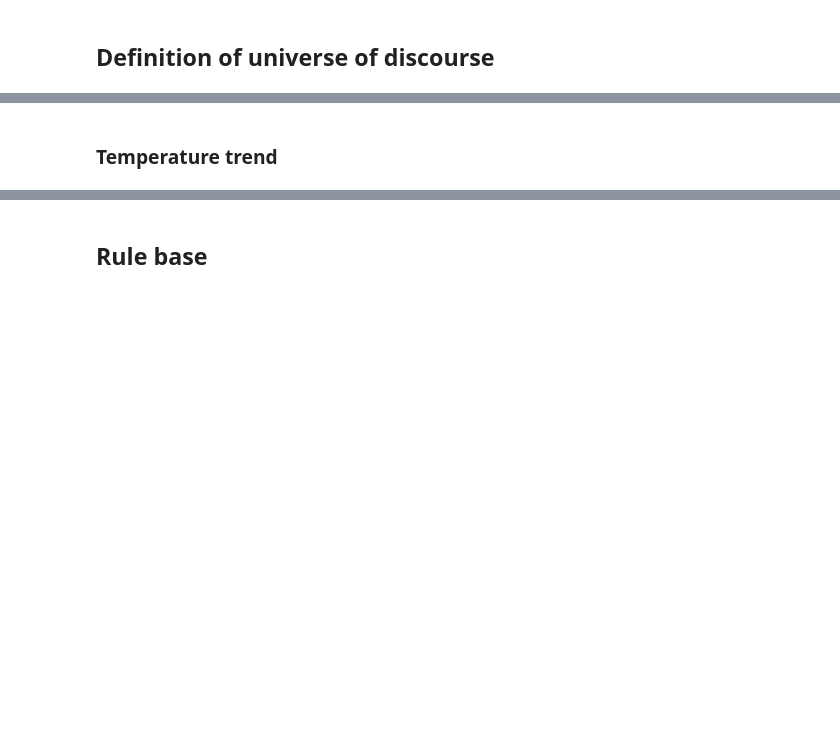
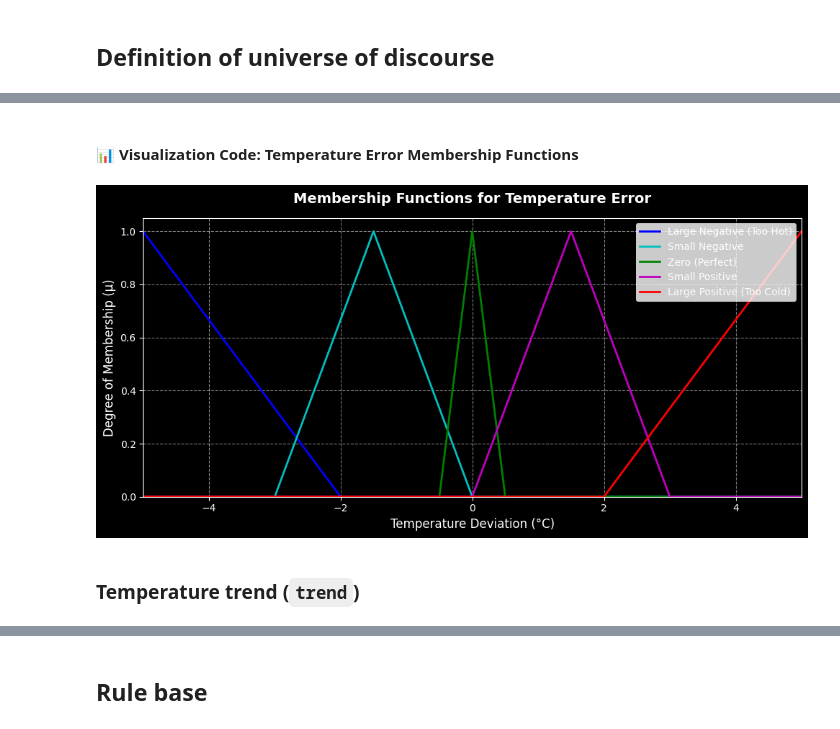
Before and after one commit to bartoszkordek/msi1-fuzzy-temperature-control, a Jupyter notebook: fuzzy_temperature_control.ipynb, the cells around one changed output, grey strips where cells are left out. Cells and saved outputs as stored; diff of their text form; code cells hidden in the pictures; blank space fills up the shorter version.

```diff
--- a/fuzzy_temperature_control.ipynb
+++ b/fuzzy_temperature_control.ipynb
@@ -23,5 +43,28 @@ error['small_negative'] = fuzz.trimf(error.universe, [-3, -1.5, 0])
 error['zero']           = fuzz.trimf(error.universe, [-0.5, 0, 0.5])
 error['small_positive'] = fuzz.trimf(error.universe, [0, 1.5, 3])
 error['large_positive'] = fuzz.trimf(error.universe, [2, 5, 5])
+# %% [markdown]
+#### 📊 Visualization Code: Temperature Error Membership Functions
+# %%
+fig, ax = plt.subplots(figsize=(10, 5))
+
+ax.plot(error.universe, error['large_negative'].mf, 'b', linewidth=2, label='Large Negative (Too Hot)')
+ax.plot(error.universe, error['small_negative'].mf, 'c', linewidth=2, label='Small Negative')
+ax.plot(error.universe, error['zero'].mf, 'g', linewidth=2, label='Zero (Perfect)')
+ax.plot(error.universe, error['small_positive'].mf, 'm', linewidth=2, label='Small Positive')
+ax.plot(error.universe, error['large_positive'].mf, 'r', linewidth=2, label='Large Positive (Too Cold)')
+
+ax.set_title('Membership Functions for Temperature Error', fontsize=14, fontweight='bold', pad=15)
+ax.set_xlabel('Temperature Deviation (°C)', fontsize=12)
+ax.set_ylabel('Degree of Membership (μ)', fontsize=12)
+ax.set_xlim([-5, 5])
+ax.set_ylim([0, 1.05])
+ax.grid(True, linestyle='--', alpha=0.5)
+ax.legend(loc='upper right', frameon=True, facecolor='white', edgecolor='none')
+
+plt.tight_layout()
+plt.show()
+# %% [output]
+[figure, added]
 # %% [markdown]
-### Temperature trend
+### Temperature trend (`trend`)
```
Also changed, not shown: parts of 37 cells of this notebook, 2 other files.
